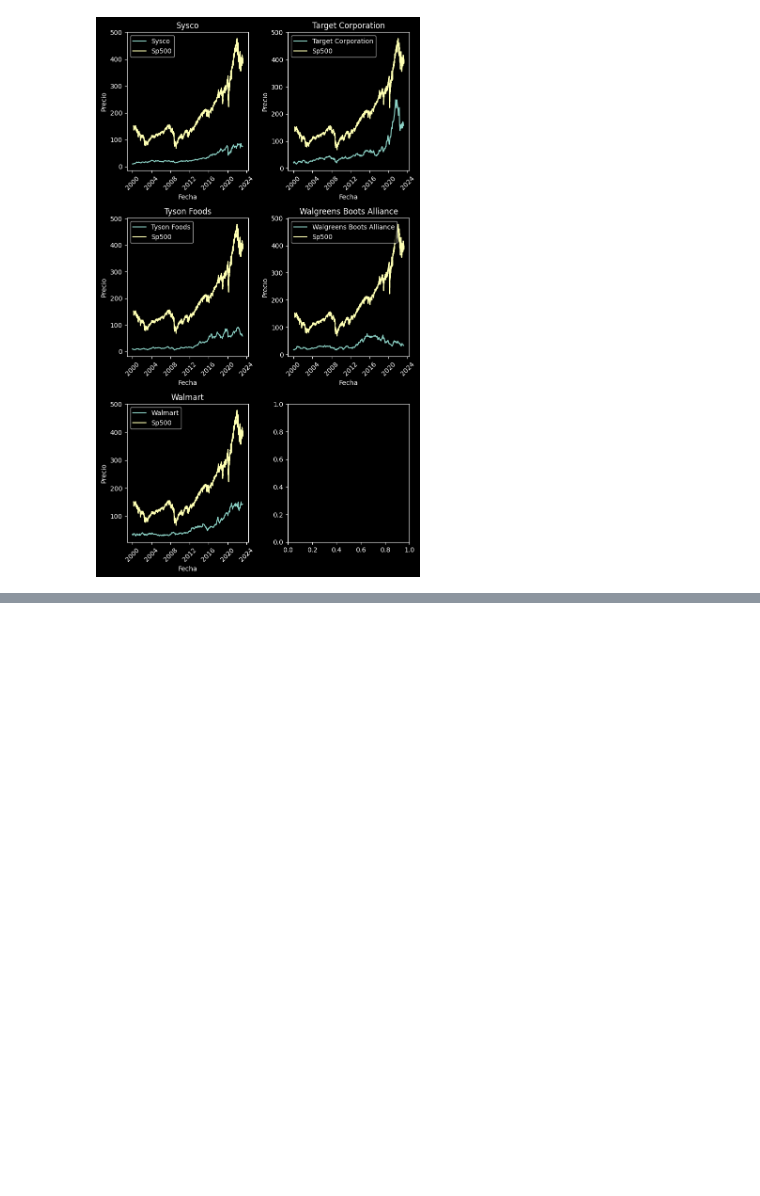
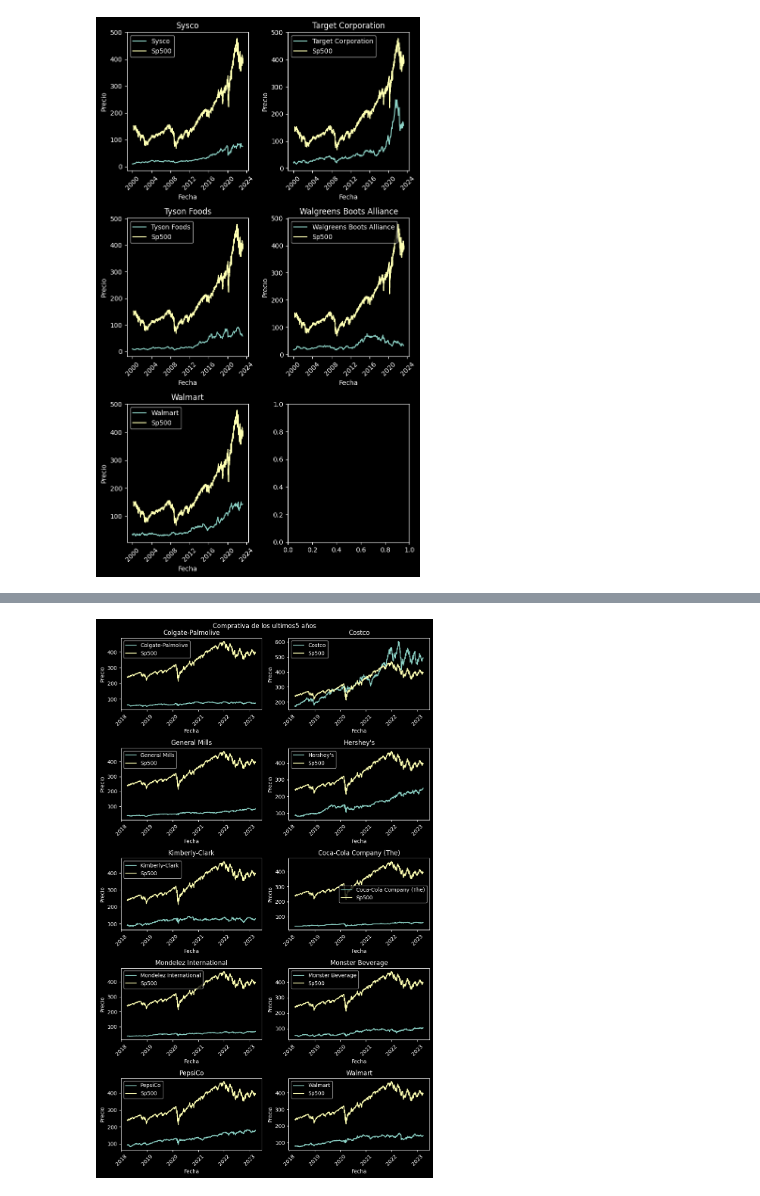
Before and after one commit to PhDNoe/PI_SP500, a Jupyter notebook: EDA/EDA.ipynb, the cells around one changed output, grey strips where cells are left out. Cells and saved outputs as stored; diff of their text form; code cells hidden in the pictures; blank space fills up the shorter version.

```diff
--- a/EDA/EDA.ipynb
+++ b/EDA/EDA.ipynb
@@ -747,0 +781,8 @@ plt.show()
+# %%
+
+data_preselected = {}
+for symbol in pre_selected:
+    data_preselected[symbol] = yf.download(symbol, start="2018-03-27", end=dt.datetime.now(), interval="1d")["Adj Close"]
+
+df_selected_5_y = pd.DataFrame(data_preselected)
+df_selected_5_y.head()
@@ -747,0 +807,4 @@ plt.show()
+# %%
+df_5 = df_selected_5_y.copy()
+df_5.reset_index(inplace=True)
+df_5.head()
@@ -747,0 +818,3 @@ plt.show()
+# %%
+spy_close_5 = yf.download("SPY", start="2018-03-27", end=dt.datetime.now(), interval="1d")
+spy_close_5.head()
@@ -748,3 +830,23 @@ plt.show()
+# %%
+fig, ax = plt.subplots(5, 2, figsize=(9,15))
+
+z=0
+for i in range(5):
+    for j in range(2):
+        if z==37: break
+        tk = pre_selected[z]
+        nm = sector1_companies_nm[tk]
+        sns.lineplot(x="Date", y=tk, data=df_5,ax=ax[i,j], label=nm)
+        sns.lineplot(x="Date", y="Adj Close", data=spy_close_5, ax=ax[i,j], label="Sp500")
+        ax[i,j].set(title=nm, xlabel="Fecha", ylabel="Precio")
+        ax[i,j].tick_params(axis='x', labelrotation=45)
+        plt.suptitle("Comprativa de los ultimos5 años")
+        z += 1
+
+plt.tight_layout()
+plt.show()
+# %% [output]
+[figure, added]
 # %% [markdown]
 ---
 ### Sector 2: Utilities
```
Also changed, not shown: parts of 9 cells of this notebook, 1 other file.
